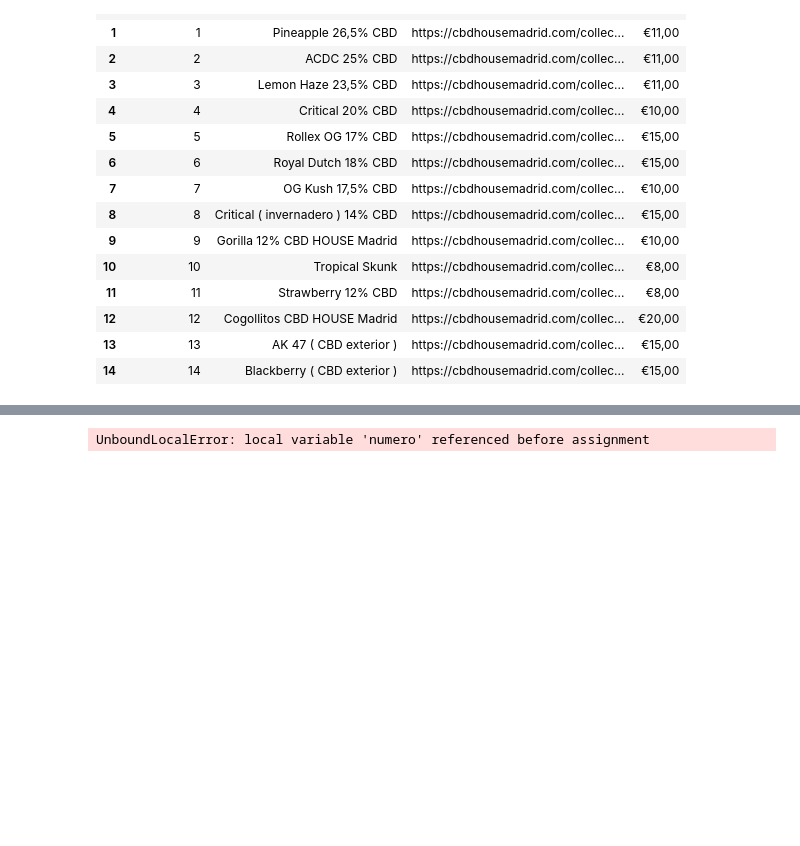
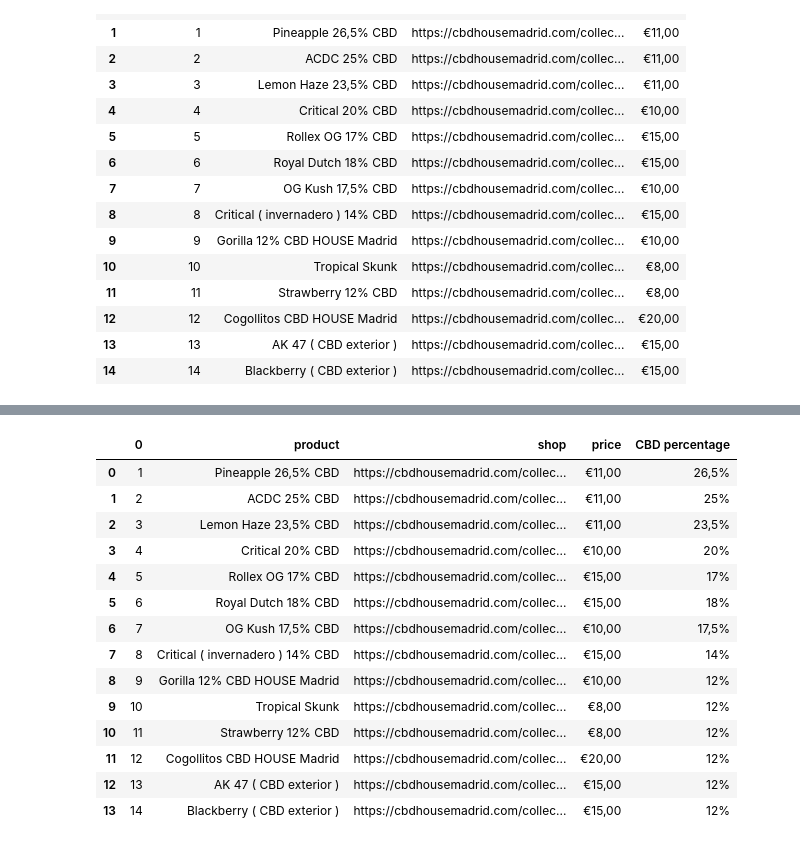
Before and after one commit to xarlomi/Mad-Green, a Jupyter notebook: src/data_to_mongo.ipynb, the cells around one changed output, grey strips where cells are left out. Cells and saved outputs as stored; diff of their text form; code cells hidden in the pictures; blank space fills up the shorter version.

```diff
--- a/src/data_to_mongo.ipynb
+++ b/src/data_to_mongo.ipynb
@@ -234,0 +233,6 @@ house['price'] = house['price'].str.replace('De €20,00', '€20,00')
+# %%
+house = house.rename(columns={'Moonrock 30% CBD': 'product', 'https://cbdhousemadrid.com/collections/cbd-flores/products/moonrock-30-cbd': 'shop', '€11,00':'price' })
+house.head()
+new_row = {'product':'Moonrock 30% CBD', 'shop':'https://cbdhousemadrid.com/collections/cbd-flores/products/moonrock-30-cbd', 'price': '€11,00' }
+# %%
+house.append(new_row, ignore_index=True)
@@ -235,17 +256,33 @@ house['price'] = house['price'].str.replace('De €20,00', '€20,00')
 # %%
-def porcentaje (item):
+def llave (item):
     '''
     Esta funcion nos divide la col principal dee producto en dos:
     nombre del producto y % de cbd del product
     '''
-    item = item.split(" ")
-    for i in item:
+    global numero
+    rab = item.split(" ")
+    for i in rab:
         if "%" in i:
             numero = i
 
-
     return numero
 # %%
-house['CBD percentage'] = house['Product'].apply(porcentaje)
+house['CBD percentage'] = house['product'].apply(llave)
-# %% [output]
-UnboundLocalError: local variable 'numero' referenced before assignment
+# %%
+house
+# %% [output]
+|  | 0 | product | shop | price | CBD percentage |
+| 0 | 1 | Pineapple 26,5% CBD | https://cbdhousemadrid.com/collec... | €11,00 | 26,5% |
+| 1 | 2 | ACDC 25% CBD | https://cbdhousemadrid.com/collec... | €11,00 | 25% |
+| 2 | 3 | Lemon Haze 23,5% CBD | https://cbdhousemadrid.com/collec... | €11,00 | 23,5% |
+| 3 | 4 | Critical 20% CBD | https://cbdhousemadrid.com/collec... | €10,00 | 20% |
+| 4 | 5 | Rollex OG 17% CBD | https://cbdhousemadrid.com/collec... | €15,00 | 17% |
+| 5 | 6 | Royal Dutch 18% CBD | https://cbdhousemadrid.com/collec... | €15,00 | 18% |
+| 6 | 7 | OG Kush 17,5% CBD | https://cbdhousemadrid.com/collec... | €10,00 | 17,5% |
+| 7 | 8 | Critical ( invernadero ) 14% CBD | https://cbdhousemadrid.com/collec... | €15,00 | 14% |
+| 8 | 9 | Gorilla 12% CBD HOUSE Madrid | https://cbdhousemadrid.com/collec... | €10,00 | 12% |
+| 9 | 10 | Tropical Skunk | https://cbdhousemadrid.com/collec... | €8,00 | 12% |
+| 10 | 11 | Strawberry 12% CBD | https://cbdhousemadrid.com/collec... | €8,00 | 12% |
+| 11 | 12 | Cogollitos CBD HOUSE Madrid | https://cbdhousemadrid.com/collec... | €20,00 | 12% |
+| 12 | 13 | AK 47 ( CBD exterior ) | https://cbdhousemadrid.com/collec... | €15,00 | 12% |
+| 13 | 14 | Blackberry ( CBD exterior ) | https://cbdhousemadrid.com/collec... | €15,00 | 12% |
```
Also changed, not shown: parts of 16 cells of this notebook, 3 other files.
